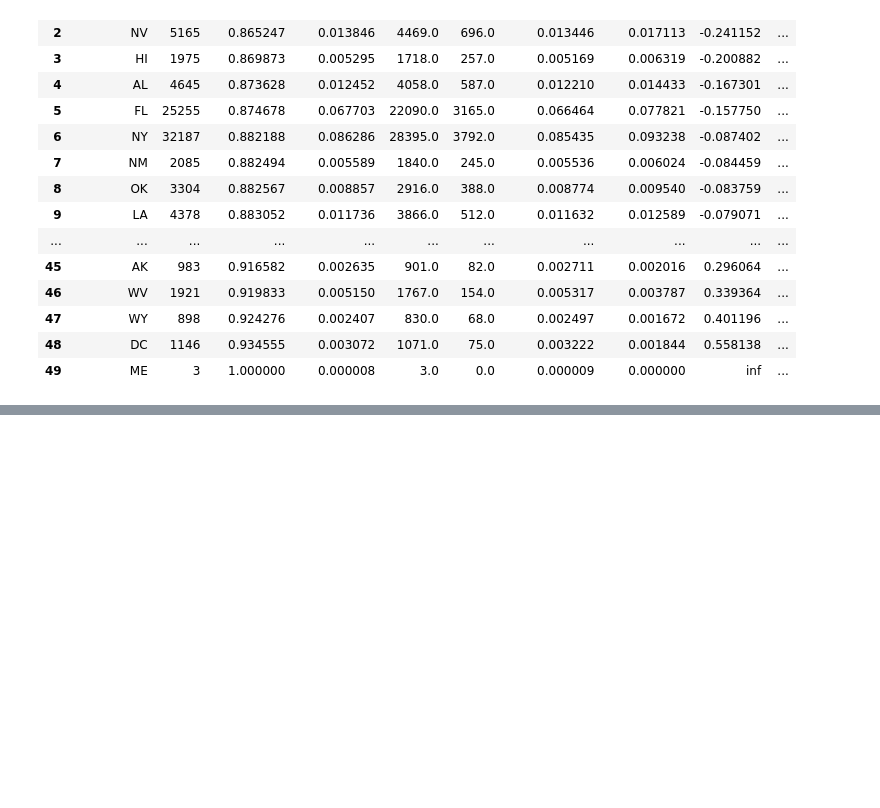
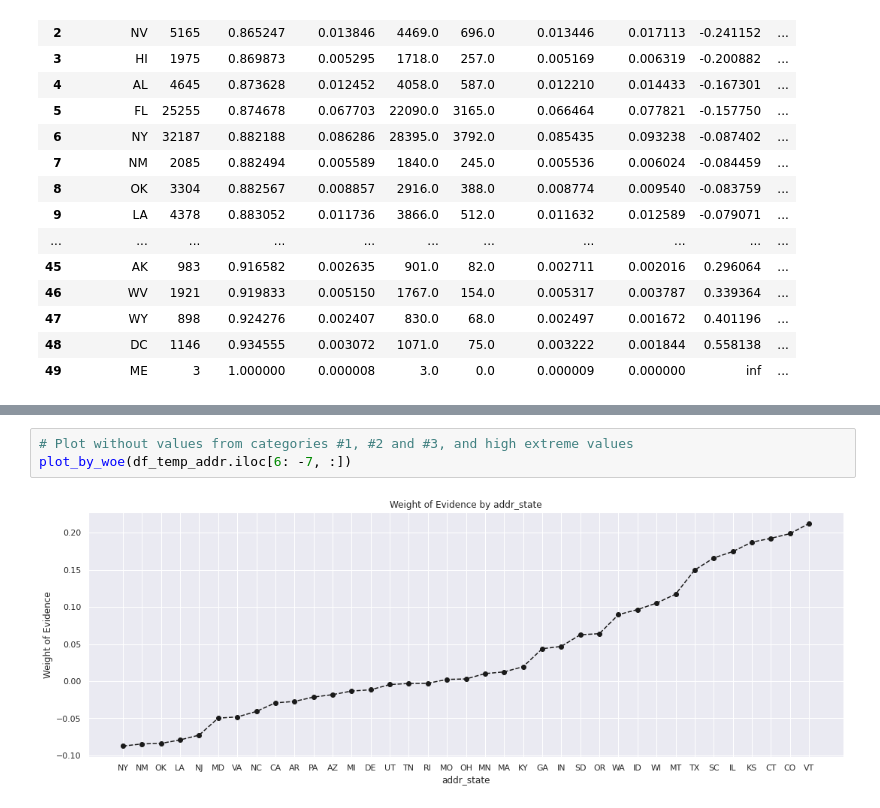
Before and after one commit to rpdieego/credit_risk_modeling, a Jupyter notebook: Credit_Risk_Modeling.ipynb, the cells around one changed output, grey strips where cells are left out. Saved outputs shown, nothing was run; the diff lists cells and outputs as text; blank space fills up the shorter version.

```diff
--- a/Credit_Risk_Modeling.ipynb
+++ b/Credit_Risk_Modeling.ipynb
@@ -824,0 +891,5 @@ plot_by_woe(df_temp_addr.iloc[2: -2, :])
+# %%
+# Plot without values from categories #1, #2 and #3, and high extreme values
+plot_by_woe(df_temp_addr.iloc[6: -7, :])
+# %% [output]
+[figure, added]
```
Also changed, not shown: parts of 52 cells of this notebook.
